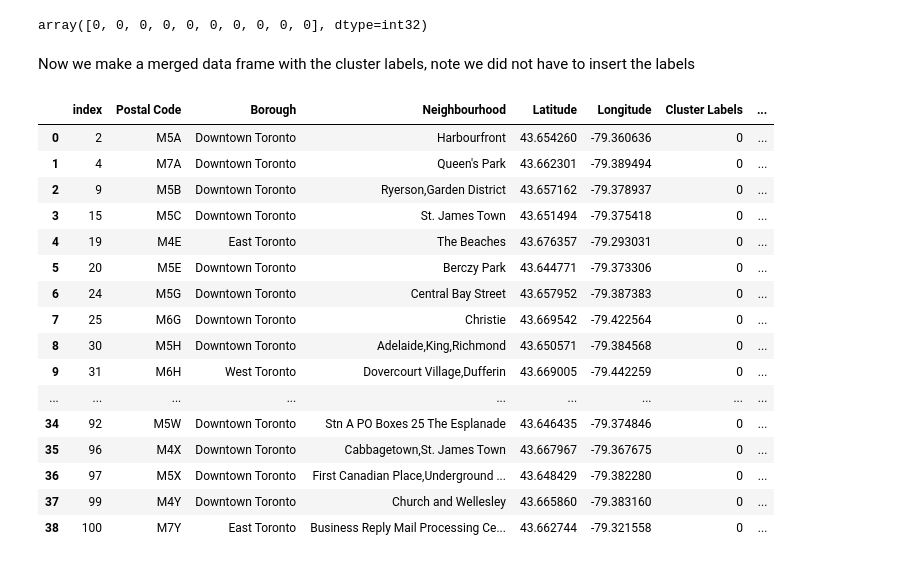
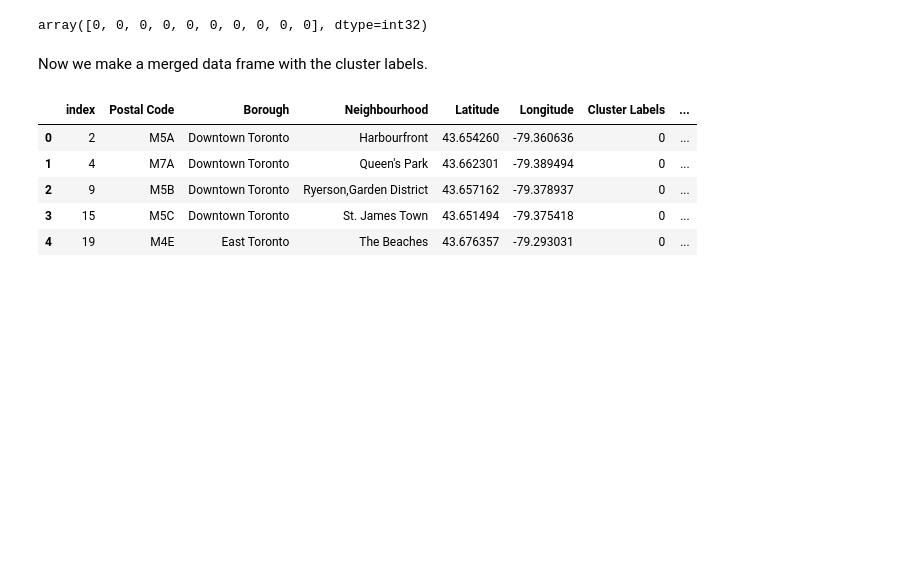
Before and after one commit to Thabetten/Capstone, a Jupyter notebook: Capstone Notebook.ipynb, the cells around one changed output. Drawn from its saved outputs; the diff is of its cells as text; code cells hidden in the pictures; blank space fills up the shorter version.

```diff
--- a/Capstone Notebook.ipynb
+++ b/Capstone Notebook.ipynb
@@ -425,37 +425,26 @@ kmeans.labels_[0:10]
 # %% [output]
 array([0, 0, 0, 0, 0, 0, 0, 0, 0, 0], dtype=int32)
 # %% [markdown]
-Now we make a merged data frame with the cluster labels, note we did not have to insert the labels
+Now we make a merged data frame with the cluster labels.
 # %%
 # add clustering labels
 #neighbourhoods_venues_sorted.drop('Cluster Labels', 1)
 neighbourhoods_venues_sorted.insert(0, 'Cluster Labels', kmeans.labels_)
 
 tor_merged = torc_df
 
 # merge toronto_grouped with toronto_data to add latitude/longitude for each neighborhood
 tor_merged = tor_merged.join(neighbourhoods_venues_sorted.set_index('Neighbourhood'), on='Neighbourhood')
 
-#tor_merged.head() # check the last columns!
-tor_merged
+tor_merged.head() # check the last columns!
+#tor_merged
 # %% [output]
 |  | index | Postal Code | Borough | Neighbourhood | Latitude | Longitude | Cluster Labels | ... |
 | 0 | 2 | M5A | Downtown Toronto | Harbourfront | 43.654260 | -79.360636 | 0 | ... |
 | 1 | 4 | M7A | Downtown Toronto | Queen's Park | 43.662301 | -79.389494 | 0 | ... |
 | 2 | 9 | M5B | Downtown Toronto | Ryerson,Garden District | 43.657162 | -79.378937 | 0 | ... |
 | 3 | 15 | M5C | Downtown Toronto | St. James Town | 43.651494 | -79.375418 | 0 | ... |
 | 4 | 19 | M4E | East Toronto | The Beaches | 43.676357 | -79.293031 | 0 | ... |
-| 5 | 20 | M5E | Downtown Toronto | Berczy Park | 43.644771 | -79.373306 | 0 | ... |
-| 6 | 24 | M5G | Downtown Toronto | Central Bay Street | 43.657952 | -79.387383 | 0 | ... |
-| 7 | 25 | M6G | Downtown Toronto | Christie | 43.669542 | -79.422564 | 0 | ... |
-| 8 | 30 | M5H | Downtown Toronto | Adelaide,King,Richmond | 43.650571 | -79.384568 | 0 | ... |
-| 9 | 31 | M6H | West Toronto | Dovercourt Village,Dufferin | 43.669005 | -79.442259 | 0 | ... |
-| ... | ... | ... | ... | ... | ... | ... | ... | ... |
-| 34 | 92 | M5W | Downtown Toronto | Stn A PO Boxes 25 The Esplanade | 43.646435 | -79.374846 | 0 | ... |
-| 35 | 96 | M4X | Downtown Toronto | Cabbagetown,St. James Town | 43.667967 | -79.367675 | 0 | ... |
-| 36 | 97 | M5X | Downtown Toronto | First Canadian Place,Underground ... | 43.648429 | -79.382280 | 0 | ... |
-| 37 | 99 | M4Y | Downtown Toronto | Church and Wellesley | 43.665860 | -79.383160 | 0 | ... |
-| 38 | 100 | M7Y | East Toronto | Business Reply Mail Processing Ce... | 43.662744 | -79.321558 | 0 | ... |
 # %%
 # create map
 map_clusters = folium.Map(location=[latitude, longitude], zoom_start=11)
```
